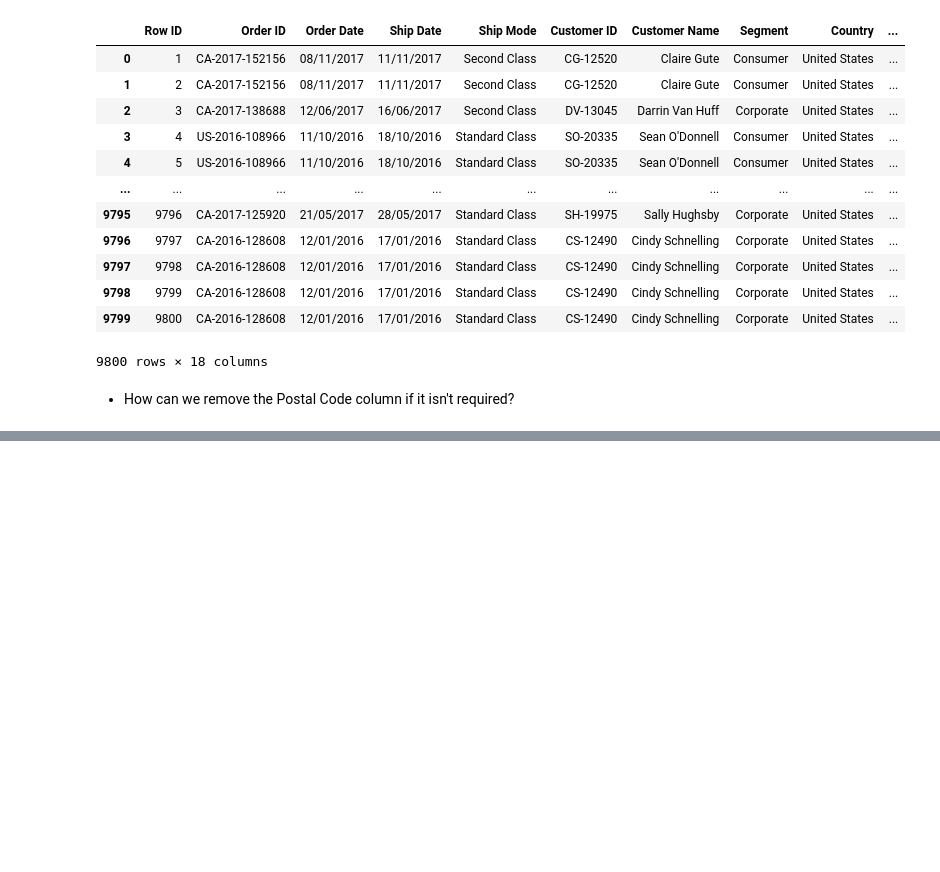
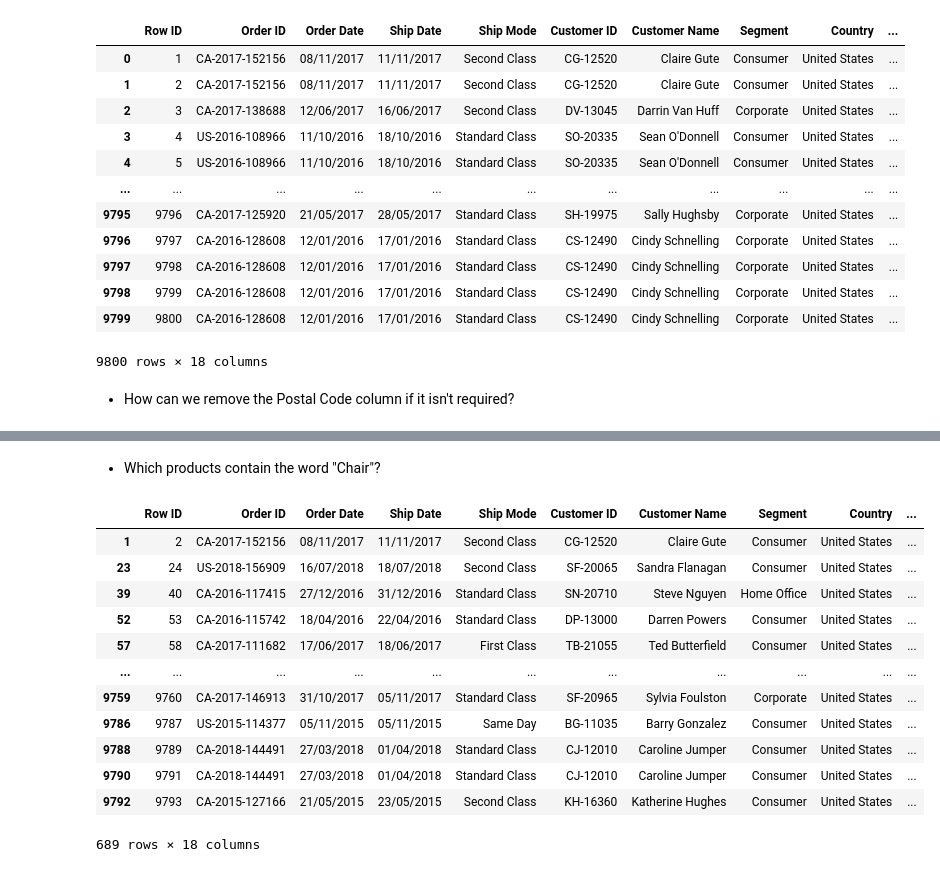
Before and after one commit to DeepanshuSharma1286/Pandas-Practice, a Jupyter notebook: Day_02_Selection_Filtering.ipynb, the cells around one changed output, grey strips where cells are left out. Drawn from its saved outputs; the diff is of its cells as text; code cells hidden in the pictures; blank space fills up the shorter version.

```diff
--- a/Day_02_Selection_Filtering.ipynb
+++ b/Day_02_Selection_Filtering.ipynb
@@ -616,0 +619,2 @@ df.drop(columns=["Postal Code","Country"])
+# %%
+df["Postal Code"] = df["Postal Code"].astype("int64")
@@ -616,0 +746,23 @@ df.drop(columns=["Postal Code","Country"])
+# %% [markdown]
+* Which products contain the word "Chair"?
+# %%
+df[df["Product Name"].str.contains(
+    "Chair",
+    case = False,
+    na = False
+    )
+]
+# %% [output]
+|  | Row ID | Order ID | Order Date | Ship Date | Ship Mode | Customer ID | Customer Name | Segment | Country | ... |
+| 1 | 2 | CA-2017-152156 | 08/11/2017 | 11/11/2017 | Second Class | CG-12520 | Claire Gute | Consumer | United States | ... |
+| 23 | 24 | US-2018-156909 | 16/07/2018 | 18/07/2018 | Second Class | SF-20065 | Sandra Flanagan | Consumer | United States | ... |
+| 39 | 40 | CA-2016-117415 | 27/12/2016 | 31/12/2016 | Standard Class | SN-20710 | Steve Nguyen | Home Office | United States | ... |
+| 52 | 53 | CA-2016-115742 | 18/04/2016 | 22/04/2016 | Standard Class | DP-13000 | Darren Powers | Consumer | United States | ... |
+| 57 | 58 | CA-2017-111682 | 17/06/2017 | 18/06/2017 | First Class | TB-21055 | Ted Butterfield | Consumer | United States | ... |
+| ... | ... | ... | ... | ... | ... | ... | ... | ... | ... | ... |
+| 9759 | 9760 | CA-2017-146913 | 31/10/2017 | 05/11/2017 | Standard Class | SF-20965 | Sylvia Foulston | Corporate | United States | ... |
+| 9786 | 9787 | US-2015-114377 | 05/11/2015 | 05/11/2015 | Same Day | BG-11035 | Barry Gonzalez | Consumer | United States | ... |
+| 9788 | 9789 | CA-2018-144491 | 27/03/2018 | 01/04/2018 | Standard Class | CJ-12010 | Caroline Jumper | Consumer | United States | ... |
+| 9790 | 9791 | CA-2018-144491 | 27/03/2018 | 01/04/2018 | Standard Class | CJ-12010 | Caroline Jumper | Consumer | United States | ... |
+| 9792 | 9793 | CA-2015-127166 | 21/05/2015 | 23/05/2015 | Second Class | KH-16360 | Katherine Hughes | Consumer | United States | ... |
+689 rows × 18 columns
```
Also changed, not shown: parts of 16 cells of this notebook.
